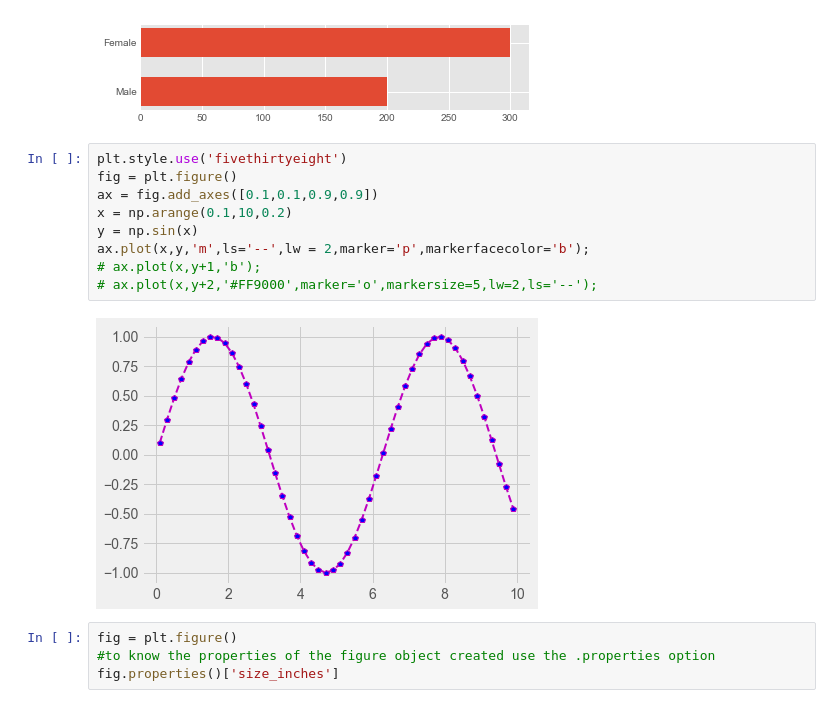
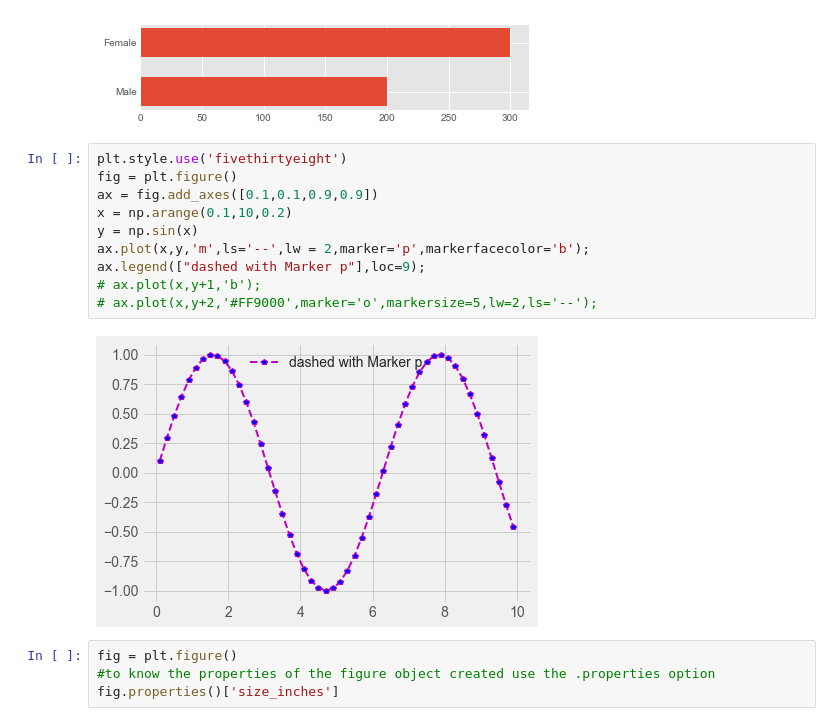
Before and after one commit to kazimosiurahman/Data_viz, a Jupyter notebook: data_viz.ipynb, the cells around one changed output. Cells and saved outputs as stored; diff of their text form.

Commit message:
Playing with legend, different line styles and markers

```diff
--- a/data_viz.ipynb
+++ b/data_viz.ipynb
@@ -170,14 +170,15 @@ ax1.barh(y = ['Male','Female'] ,width = [200,300],height =0.6)
 # %%
 plt.style.use('fivethirtyeight')
 fig = plt.figure()
 ax = fig.add_axes([0.1,0.1,0.9,0.9])
 x = np.arange(0.1,10,0.2)
 y = np.sin(x)
 ax.plot(x,y,'m',ls='--',lw = 2,marker='p',markerfacecolor='b');
+ax.legend(["dashed with Marker p"],loc=9);
 # ax.plot(x,y+1,'b');
 # ax.plot(x,y+2,'#FF9000',marker='o',markersize=5,lw=2,ls='--');
 # %% [output]
-[figure, old version]
+[figure, new version]
 # %%
 fig = plt.figure()
 #to know the properties of the figure object created use the .properties option
```
Also changed, not shown: parts of 1 cell of this notebook.
